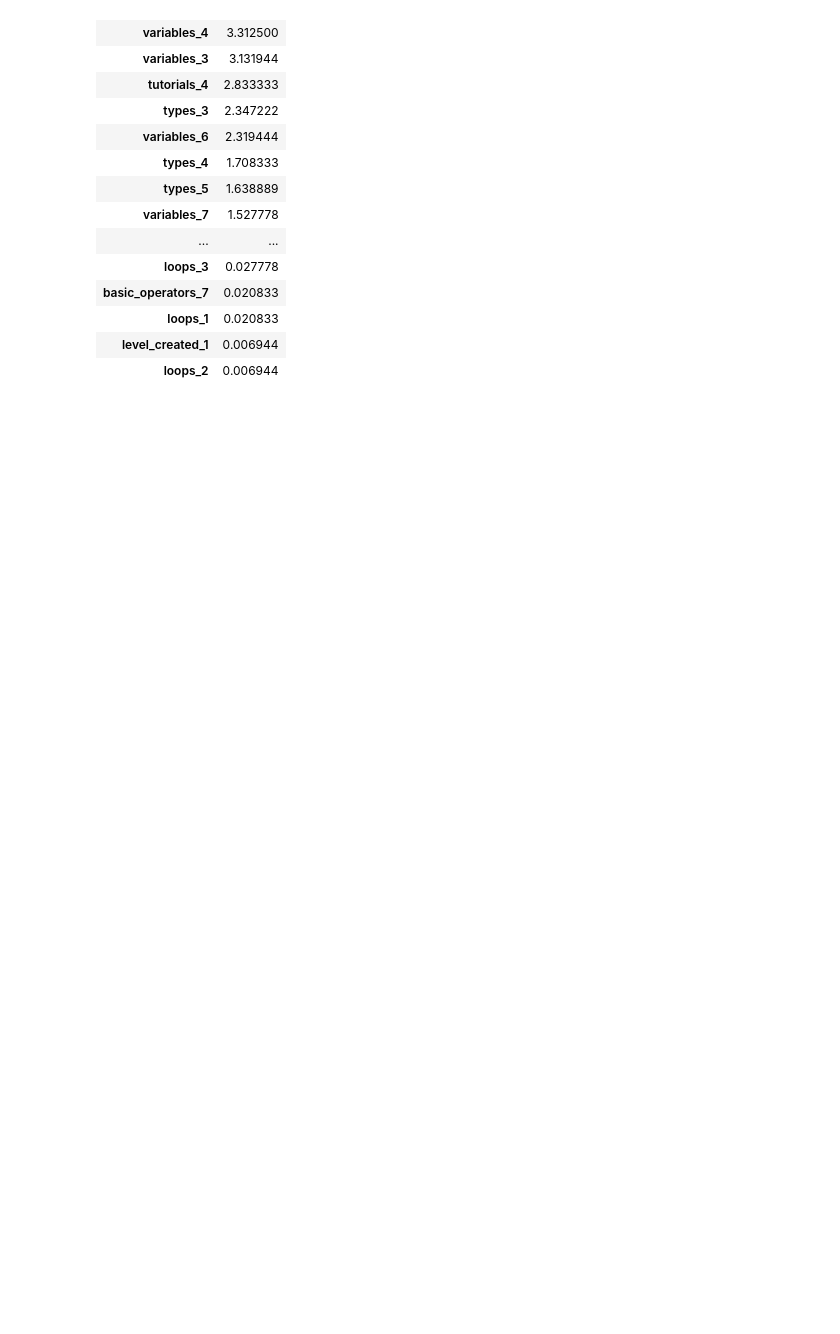
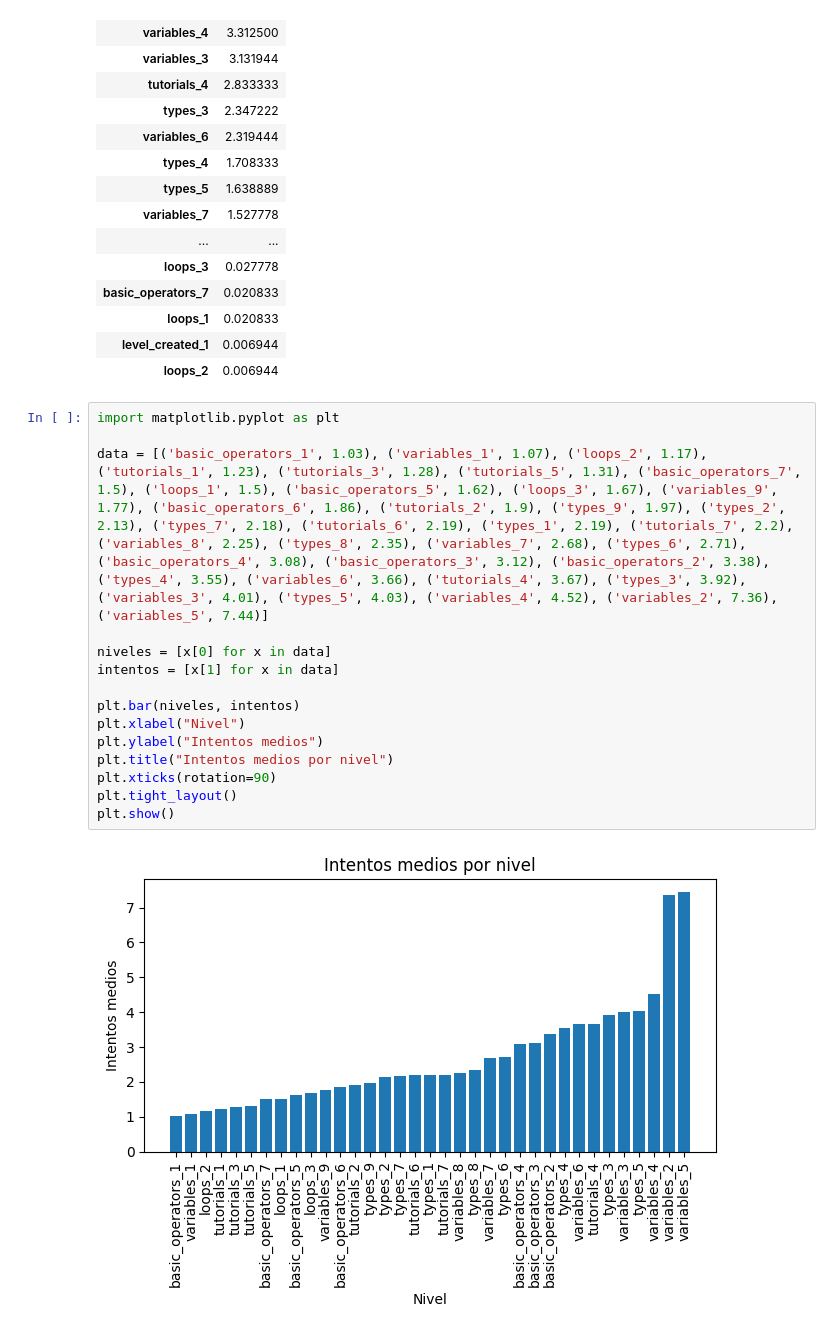
Before and after one commit to angelhort/TFG_Articoding_22-23, a Jupyter notebook: ayudaGuia.ipynb, the cells around one changed output. Saved outputs shown, nothing was run; the diff lists cells and outputs as text; blank space fills up the shorter version.

Commit message:
feat(analisis): graficas intentos

```diff
--- a/ayudaGuia.ipynb
+++ b/ayudaGuia.ipynb
@@ -177,3 +177,20 @@ pd.DataFrame(ranking)
 | loops_1 | 0.020833 |
 | level_created_1 | 0.006944 |
 | loops_2 | 0.006944 |
+# %%
+import matplotlib.pyplot as plt
+
+data = [('basic_operators_1', 1.03), ('variables_1', 1.07), ('loops_2', 1.17), ('tutorials_1', 1.23), ('tutorials_3', 1.28), ('tutorials_5', 1.31), ('basic_operators_7', 1.5), ('loops_1', 1.5), ('basic_operators_5', 1.62), ('loops_3', 1.67), ('variables_9', 1.77), ('basic_operators_6', 1.86), ('tutorials_2', 1.9), ('types_9', 1.97), ('types_2', 2.13), ('types_7', 2.18), ('tutorials_6', 2.19), ('types_1', 2.19), ('tutorials_7', 2.2), ('variables_8', 2.25), ('types_8', 2.35), ('variables_7', 2.68), ('types_6', 2.71), ('basic_operators_4', 3.08), ('basic_operators_3', 3.12), ('basic_operators_2', 3.38), ('types_4', 3.55), ('variables_6', 3.66), ('tutorials_4', 3.67), ('types_3', 3.92), ('variables_3', 4.01), ('types_5', 4.03), ('variables_4', 4.52), ('variables_2', 7.36), ('variables_5', 7.44)]
+
+niveles = [x[0] for x in data]
+intentos = [x[1] for x in data]
+
+plt.bar(niveles, intentos)
+plt.xlabel("Nivel")
+plt.ylabel("Intentos medios")
+plt.title("Intentos medios por nivel")
+plt.xticks(rotation=90)
+plt.tight_layout()
+plt.show()
+# %% [output]
+[figure, added]
```
Also changed, not shown: parts of 4 cells of this notebook.
